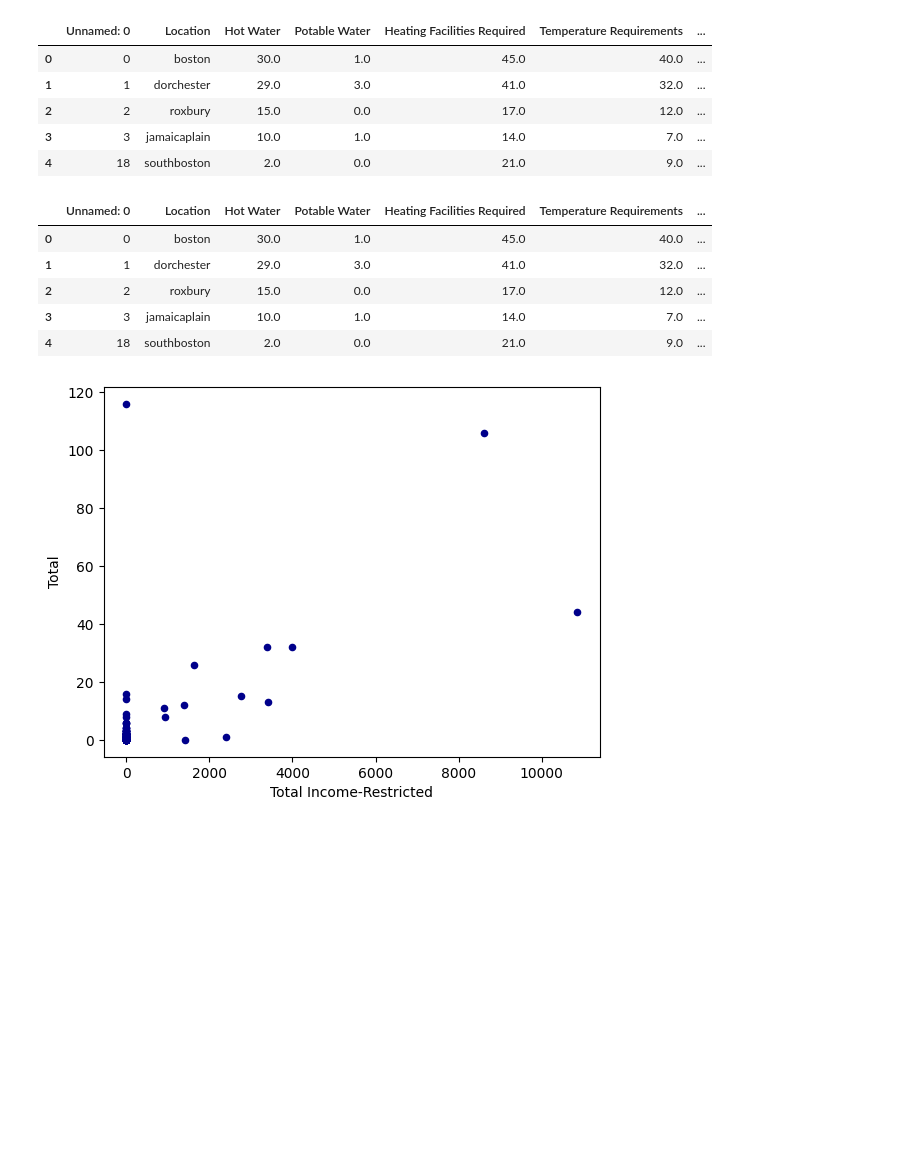
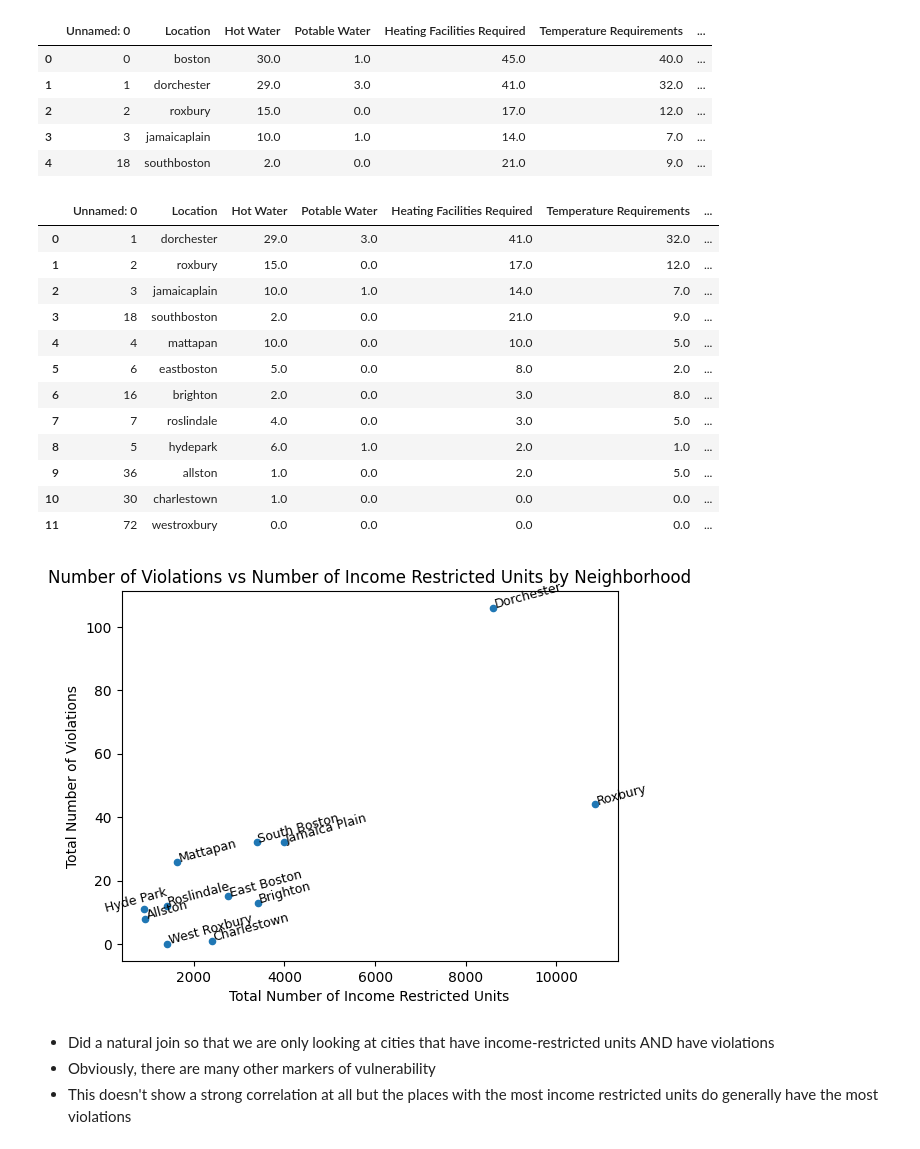
Before and after one commit to BU-Spark/ds-councilor-breadon-bad-landlords2, a Jupyter notebook: spring23-team-3/analysis/income_restricted_analysis.ipynb, the cells around one changed output. Drawn from its saved outputs; the diff is of its cells as text; code cells hidden in the pictures; blank space fills up the shorter version.

Commit message:
Fixed up scatter plot

```diff
--- a/spring23-team-3/analysis/income_restricted_analysis.ipynb
+++ b/spring23-team-3/analysis/income_restricted_analysis.ipynb
@@ -38,18 +38,48 @@ cities_df.head()
 | 3 | 3 | jamaicaplain | 10.0 | 1.0 | 14.0 | 7.0 | ... |
 | 4 | 18 | southboston | 2.0 | 0.0 | 21.0 | 9.0 | ... |
 # %%
-new_df = pd.merge(cities_df, total_restricted, how = 'left', on = 'Location')
-new_df['Neighborhood'] = new_df['Neighborhood'].fillna("None")
-new_df['Total Income-Restricted'] = new_df['Total Income-Restricted'].fillna(0)
-new_df.head()
+new_df = pd.merge(cities_df, total_restricted, how = 'inner', on = 'Location')
+#new_df['Neighborhood'] = new_df['Neighborhood'].fillna("None")
+#new_df['Total Income-Restricted'] = new_df['Total Income-Restricted'].fillna(0)
+#filtered_df = new_df.dropna()
+
+new_df
+
+#filtered_df I NEED to think about this, I'm not totally sure what it all means lol
+#could just do a natural join so we only have ones where we have data (bc there are a lot of neighborhood with no income-restricted housing)
 # %% [output]
 |  | Unnamed: 0 | Location | Hot Water | Potable Water | Heating Facilities Required | Temperature Requirements | ... |
-| 0 | 0 | boston | 30.0 | 1.0 | 45.0 | 40.0 | ... |
-| 1 | 1 | dorchester | 29.0 | 3.0 | 41.0 | 32.0 | ... |
-| 2 | 2 | roxbury | 15.0 | 0.0 | 17.0 | 12.0 | ... |
-| 3 | 3 | jamaicaplain | 10.0 | 1.0 | 14.0 | 7.0 | ... |
-| 4 | 18 | southboston | 2.0 | 0.0 | 21.0 | 9.0 | ... |
+| 0 | 1 | dorchester | 29.0 | 3.0 | 41.0 | 32.0 | ... |
+| 1 | 2 | roxbury | 15.0 | 0.0 | 17.0 | 12.0 | ... |
+| 2 | 3 | jamaicaplain | 10.0 | 1.0 | 14.0 | 7.0 | ... |
+| 3 | 18 | southboston | 2.0 | 0.0 | 21.0 | 9.0 | ... |
+| 4 | 4 | mattapan | 10.0 | 0.0 | 10.0 | 5.0 | ... |
+| 5 | 6 | eastboston | 5.0 | 0.0 | 8.0 | 2.0 | ... |
+| 6 | 16 | brighton | 2.0 | 0.0 | 3.0 | 8.0 | ... |
+| 7 | 7 | roslindale | 4.0 | 0.0 | 3.0 | 5.0 | ... |
+| 8 | 5 | hydepark | 6.0 | 1.0 | 2.0 | 1.0 | ... |
+| 9 | 36 | allston | 1.0 | 0.0 | 2.0 | 5.0 | ... |
+| 10 | 30 | charlestown | 1.0 | 0.0 | 0.0 | 0.0 | ... |
+| 11 | 72 | westroxbury | 0.0 | 0.0 | 0.0 | 0.0 | ... |
-# %%
-ax1 = new_df.plot.scatter(x='Total Income-Restricted', y='Total', c='DarkBlue')
-# %% [output]
-[figure, removed]
+# %%
+import matplotlib.pyplot as plt
+new_df.plot.scatter(x='Total Income-Restricted', y='Total', colormap='viridis')
+plt.title("Number of Violations vs Number of Income Restricted Units by Neighborhood")
+plt.xlabel("Total Number of Income Restricted Units")
+plt.ylabel("Total Number of Violations")
+
+
+for i, txt in enumerate(new_df['Neighborhood']):
+    if txt == 'Hyde Park':
+        plt.annotate(txt, (new_df.iat[i, 12], new_df.iat[i, 10]),  xytext=(10, 10), fontsize = 9, ha = 'left',rotation = 15)
+    else:
+        plt.annotate(txt, (new_df.iat[i, 12], new_df.iat[i, 10]), fontsize = 9, ha = 'left',rotation = 15)
+
+
+plt.show()
+# %% [output]
+[figure, added]
+# %% [markdown]
+- Did a natural join so that we are only looking at cities that have income-restricted units AND have violations
+- Obviously, there are many other markers of vulnerability
+- This doesn't show a strong correlation at all but the places with the most income restricted units do generally have the most violations
```
